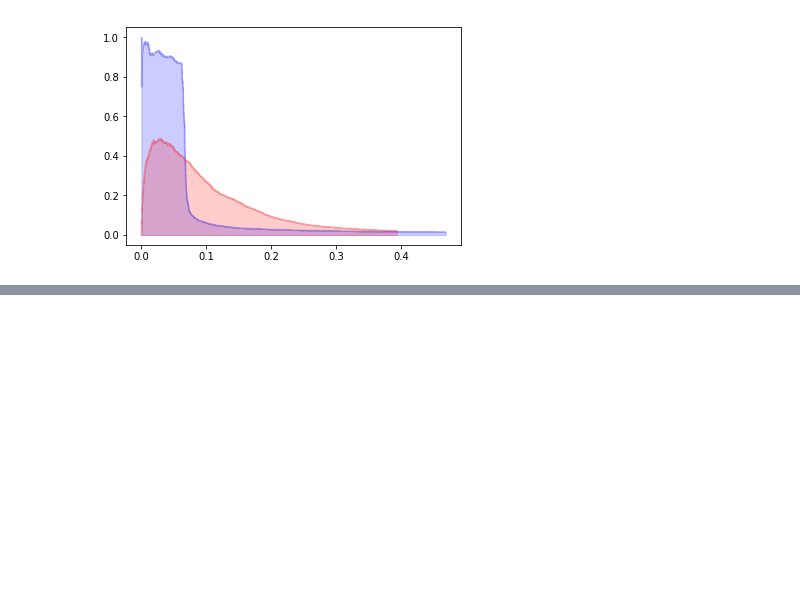
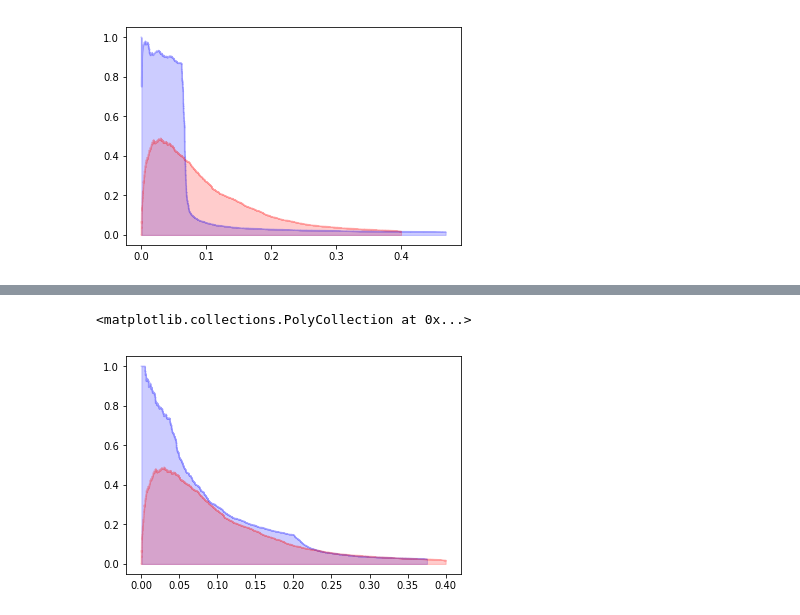
Before and after one commit to isabelleberger/netrex_plus, a Jupyter notebook: notebook/2018-11-26_AUPR_yeast.ipynb, the cells around one changed output, grey strips where cells are left out. Saved outputs shown, nothing was run; the diff lists cells and outputs as text; code cells hidden in the pictures; blank space fills up the shorter version.

```diff
--- a/notebook/2018-11-26_AUPR_yeast.ipynb
+++ b/notebook/2018-11-26_AUPR_yeast.ipynb
@@ -14,15 +14,15 @@ from sklearn.utils.fixes import signature
 # %%
 #import gold standard networks and add all together
 
-gold1 = pd.read_table('../../s2cell-prior/data/yeast_networks/gold/MacIsaac2.KO.txt', header=None, names=['regulator','gene'])
-gold2 = pd.read_table('../../s2cell-prior/data/yeast_networks/gold/MacIsaac2.NatVar.txt', header=None, names=['regulator','gene'])
-gold3 = pd.read_table('../../s2cell-prior/data/yeast_networks/gold/MacIsaac2.Stress.txt', header=None, names=['regulator','gene'])
-gold4 = pd.read_table('../../s2cell-prior/data/yeast_networks/gold/YEASTRACT_Count3.KO.txt', header=None, names=['regulator','gene'])
-gold5 = pd.read_table('../../s2cell-prior/data/yeast_networks/gold/YEASTRACT_Count3.NatVar.txt', header=None, names=['regulator','gene'])
-gold6 = pd.read_table('../../s2cell-prior/data/yeast_networks/gold/YEASTRACT_Count3.Stress.txt', header=None, names=['regulator','gene'])
-gold7 = pd.read_table('../../s2cell-prior/data/yeast_networks/gold/YEASTRACT_Type2.KO.txt', header=None, names=['regulator','gene'])
-gold8 = pd.read_table('../../s2cell-prior/data/yeast_networks/gold/YEASTRACT_Type2.NatVar.txt', header=None, names=['regulator','gene'])
-gold9 = pd.read_table('../../s2cell-prior/data/yeast_networks/gold/YEASTRACT_Type2.Stress.txt', header=None, names=['regulator','gene'])
+gold1 = pd.read_table('../../../s2cell-prior/data/yeast_networks/gold/MacIsaac2.KO.txt', header=None, names=['regulator','gene'])
+gold2 = pd.read_table('../../../s2cell-prior/data/yeast_networks/gold/MacIsaac2.NatVar.txt', header=None, names=['regulator','gene'])
+gold3 = pd.read_table('../../../s2cell-prior/data/yeast_networks/gold/MacIsaac2.Stress.txt', header=None, names=['regulator','gene'])
+gold4 = pd.read_table('../../../s2cell-prior/data/yeast_networks/gold/YEASTRACT_Count3.KO.txt', header=None, names=['regulator','gene'])
+gold5 = pd.read_table('../../../s2cell-prior/data/yeast_networks/gold/YEASTRACT_Count3.NatVar.txt', header=None, names=['regulator','gene'])
+gold6 = pd.read_table('../../../s2cell-prior/data/yeast_networks/gold/YEASTRACT_Count3.Stress.txt', header=None, names=['regulator','gene'])
+gold7 = pd.read_table('../../../s2cell-prior/data/yeast_networks/gold/YEASTRACT_Type2.KO.txt', header=None, names=['regulator','gene'])
+gold8 = pd.read_table('../../../s2cell-prior/data/yeast_networks/gold/YEASTRACT_Type2.NatVar.txt', header=None, names=['regulator','gene'])
+gold9 = pd.read_table('../../../s2cell-prior/data/yeast_networks/gold/YEASTRACT_Type2.Stress.txt', header=None, names=['regulator','gene'])
 
 goldstd = pd.concat([gold1, gold2, gold3, gold4, gold5, gold6, gold7, gold8, gold9])
 goldstd.drop_duplicates(inplace=True)
@@ -81,7 +81,7 @@ def ComputePR(gold, predicted):
     gold_align, pred_aligned = gold.align(predicted, join='outer', fill_value=0)
     gold_align_vector = gold_align.values.flatten()
     pred_aligned_vector = pred_aligned.values.flatten()
-    pred_aligned_vector[pred_aligned_vector<0] = 0.
+    #pred_aligned_vector = np.absolute(pred_aligned_vector)
 
     NumGold = np.count_nonzero(gold_align_vector)
     NumPred = np.count_nonzero(pred_aligned_vector)
@@ -332,0 +363,15 @@ plt.fill_between(c_NetREXp_rec, c_NetREXp_prec, alpha=0.2, color='r', **step_kwa
+# %%
+c_cutoff_prior = pd.read_table('../output/yeast_netrex_c_cutoff_prior', index_col=0)
+# %%
+cprior_prec, cprior_rec = ComputePR(gold, c_cutoff_prior)
+step_kwargs = ({'step': 'post'}
+               if 'step' in signature(plt.fill_between).parameters
+               else {})
+plt.step(cprior_rec, cprior_prec, color='b', alpha=0.2, where='post')
+plt.fill_between(cprior_rec, cprior_prec, alpha=0.2, color='b', **step_kwargs)
+plt.step(c_NetREXp_rec, c_NetREXp_prec, color='r', alpha=0.2,
+         where='post')
+plt.fill_between(c_NetREXp_rec, c_NetREXp_prec, alpha=0.2, color='r', **step_kwargs)
+# %% [output]
+<matplotlib.collections.PolyCollection at 0x...>
+[figure, added]
```
Also changed, not shown: parts of 16 cells of this notebook, 3 other files.
